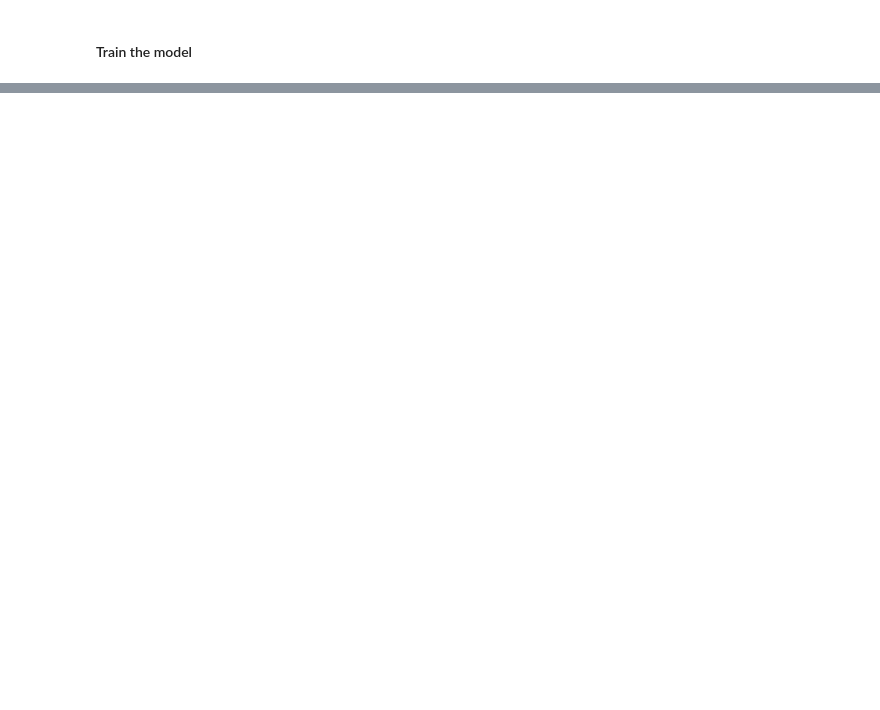
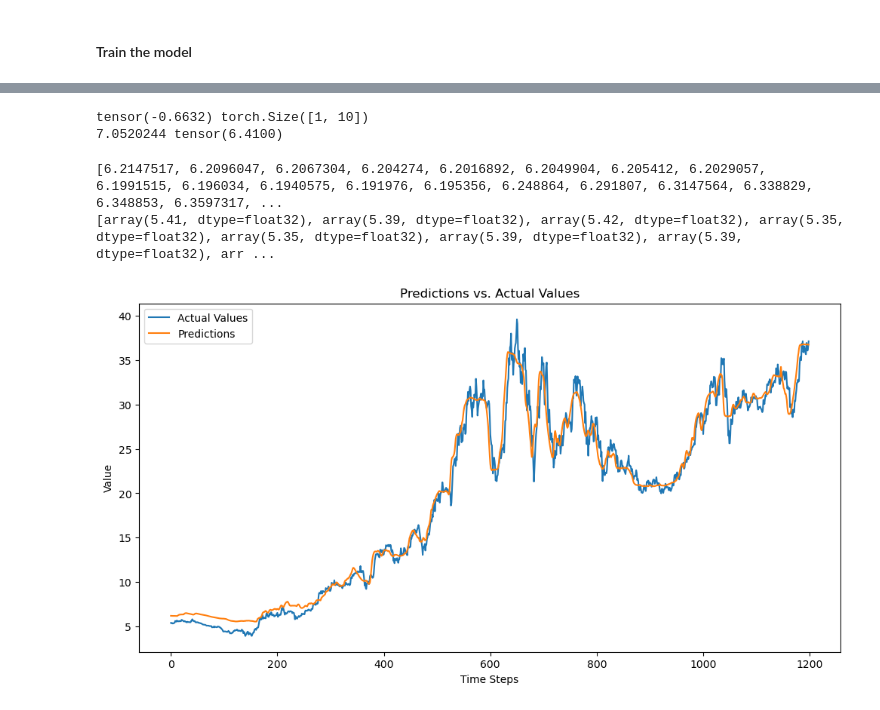
Before and after one commit to Thien2213255/TimeSeriesStock, a Jupyter notebook: main.ipynb, the cells around one changed output, grey strips where cells are left out. Drawn from its saved outputs; the diff is of its cells as text; code cells hidden in the pictures; blank space fills up the shorter version.

```diff
--- a/main.ipynb
+++ b/main.ipynb
@@ -192,0 +408,60 @@ Pred: 0.05621644854545593, Actual: 71.65229797363281
+# %%
+model.eval()
+with torch.inference_mode():
+    eval_dataset = DataLoader(dataset, batch_size=1, shuffle=False)
+    scaler = dataset.Scaler
+    for i, batch in enumerate(eval_dataset):
+        X_eval = batch["seq"].to(device)
+        y_eval = batch["truth"].to(device)
+
+        y_pred = model(X_eval)
+        print(y_pred[0, 0], y_eval.shape)
+        reverse_pred = np.repeat(y_pred[0, 0].cpu().numpy(), 8, axis=0).reshape(1, -1)
+        print(scaler.inverse_transform(reverse_pred)[0, -5], y_eval[0, 0])
+        # dataset.Scaler.inverse_transform()
+        break
+# %% [output]
+tensor(-0.6632) torch.Size([1, 10])
+7.0520244 tensor(6.4100)
+# %%
+# prompt: use model to predict all dataset and plot it
+import numpy as np
+eval_dataset = DataLoader(dataset, batch_size=1, shuffle=False)
+model.eval()
+with torch.inference_mode():
+    predictions = []
+    actual_values = []
+    for i, batch in enumerate(eval_dataset):
+        if i < 1000:
+            continue
+        seq = batch["seq"].to(device)
+        label = batch["label"].to(device)
+        truth = batch["truth"].to(device)
+        # seq = seq.unsqueeze(-1)
+        out = model(seq)
+        # print(out)
+        reverse_pred = np.repeat(out[0, -5].cpu().numpy(), 5, axis=0).reshape(1, -1)
+        # print(reverse_pred)
+        # print(scaler.inverse_transform(reverse_pred)[0, -5], y_eval[0, 0])
+        truth_pred = dataset.Scaler.inverse_transform(reverse_pred)[0, -2]
+        predictions.append(truth_pred)
+        actual_values.append(truth[0, 0].cpu().numpy())
+        # print(f"Pred: {truth_pred[-1, -5]}, Actual: {truth[-1, -1]}")
+
+print(predictions)
+print(actual_values)
+
+
+# Plot the predictions against the actual values
+plt.figure(figsize=(12, 6))
+plt.plot(actual_values, label="Actual Values")
+plt.plot(predictions, label="Predictions")
+plt.xlabel("Time Steps")
+plt.ylabel("Value")
+plt.title("Predictions vs. Actual Values")
+plt.legend()
+plt.show()
+# %% [output]
+[6.2147517, 6.2096047, 6.2067304, 6.204274, 6.2016892, 6.2049904, 6.205412, 6.2029057, 6.1991515, 6.196034, 6.1940575, 6.191976, 6.195356, 6.248864, 6.291807, 6.3147564, 6.338829, 6.348853, 6.3597317, ...
+[array(5.41, dtype=float32), array(5.39, dtype=float32), array(5.42, dtype=float32), array(5.35, dtype=float32), array(5.35, dtype=float32), array(5.39, dtype=float32), array(5.39, dtype=float32), arr ...
+[figure, added]
```
Also changed, not shown: parts of 24 cells of this notebook, 1 other file.
